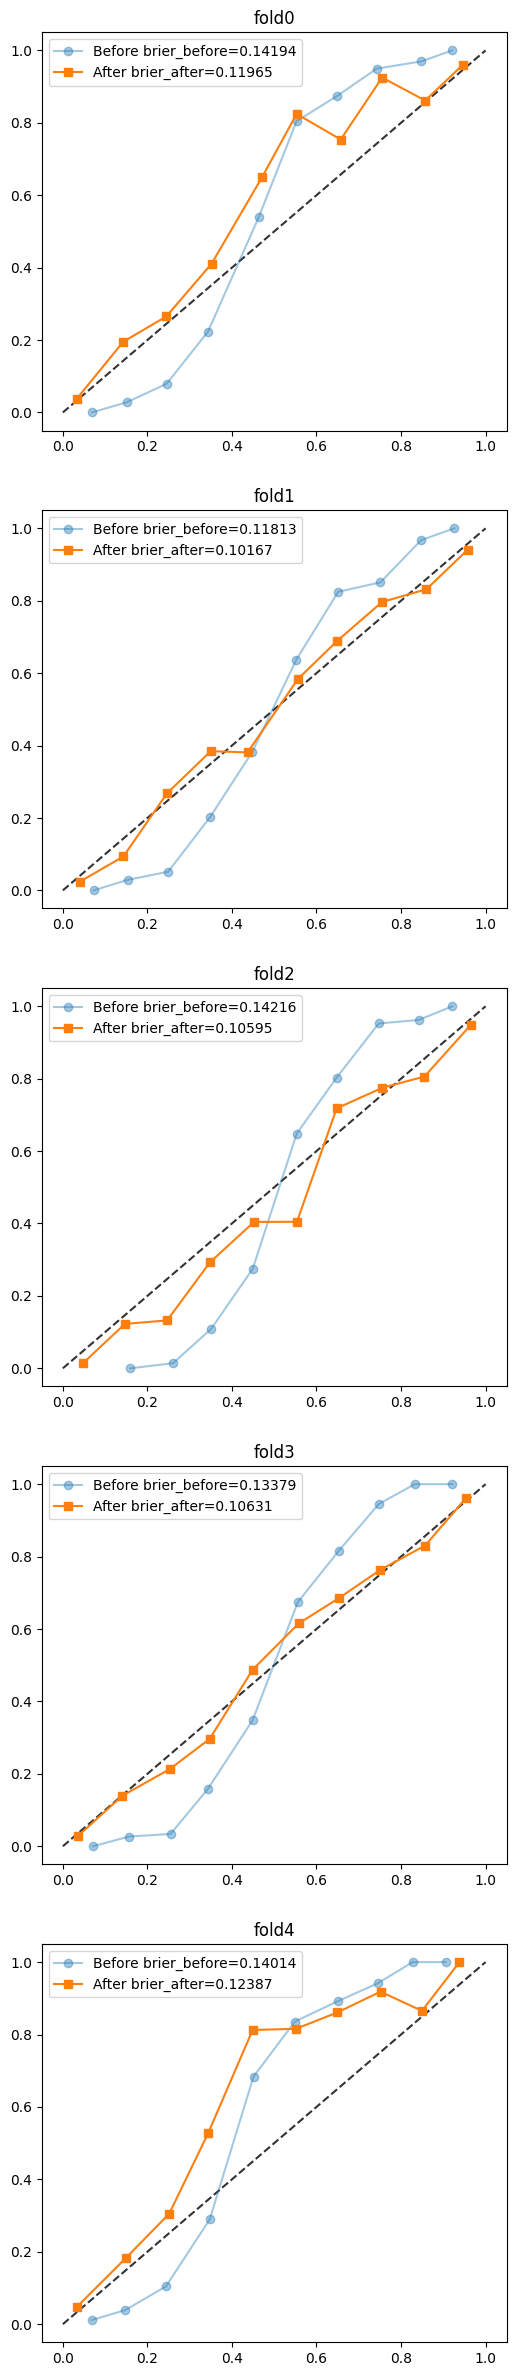
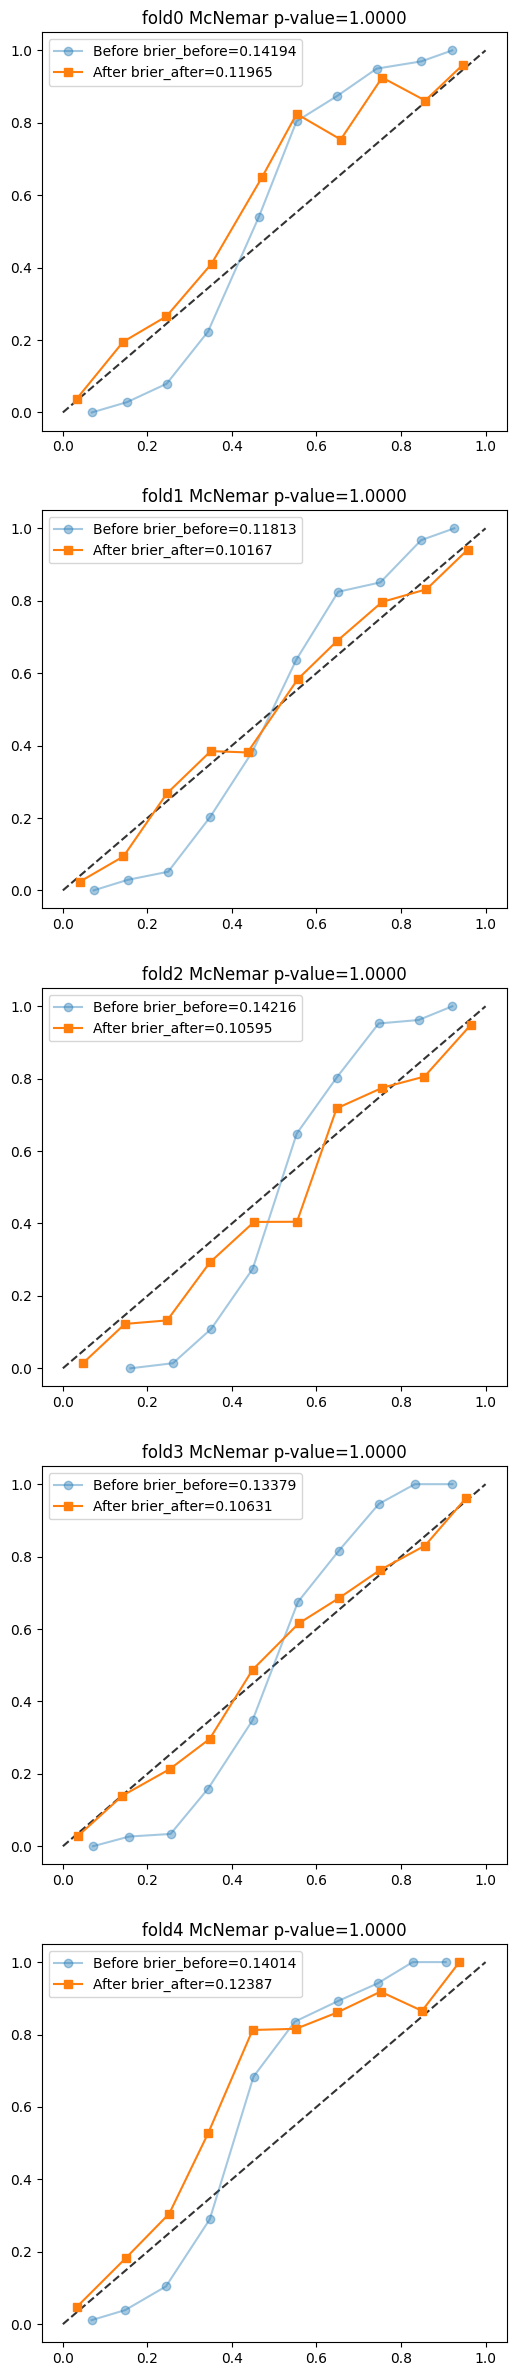
Unified diff of the notebook cell whose output changed from the first chart to the second:
--- before
+++ after
@@ -2,20 +2,38 @@
 for fold, (model, scaler) in enumerate(zip(models, scalers)):
     logits = model(X_test).detach()
-    probs_before = F.softmax(logits, dim=1)[:, 1].numpy()
+    probs_before = F.softmax(logits, dim=1).numpy()
+    probs_of_one_before = probs_before[:, 1]
 
     logits_scaled = scaler(X_test).detach()
-    probs_after = F.softmax(logits_scaled, dim=1)[:, 1].numpy()
+    probs_after = F.softmax(logits_scaled, dim=1).numpy()
+    probs_of_one_after = probs_after[:, 1]
 
     frac_pos_before, mean_pred_before = calibration_curve(
-        y_test, probs_before, n_bins=10
+        y_test, probs_of_one_before, n_bins=10
     )
     frac_pos_after, mean_pred_after = calibration_curve(
-        y_test, probs_after, n_bins=10
+        y_test, probs_of_one_after, n_bins=10
     )
 
-    brier_before = brier_score_loss(y_test, probs_before)
-    brier_after = brier_score_loss(y_test, probs_after)
+    brier_before = brier_score_loss(y_test, probs_of_one_before)
+    brier_after = brier_score_loss(y_test, probs_of_one_after)
 
-    axs[fold].set_title(f"fold{fold}")
+    y_pred_before = np.argmax(probs_before, axis=1)
+    y_pred_after = np.argmax(probs_after, axis=1)
+    correct_before = (y_pred_before == y_test)
+    correct_after = (y_pred_after == y_test)
+
+    a = np.sum(correct_before & correct_after)
+    b = np.sum(correct_before & ~correct_after)
+    c = np.sum(~correct_before & correct_after)
+    d = np.sum(~correct_before & ~correct_after)
+
+    contingency_table = [[a, b],
+                         [c, d]]
+
+    result = mcnemar(contingency_table, exact=True)
+    p_value = result.pvalue
+
+    axs[fold].set_title(f"fold{fold} McNemar p-value={p_value:.4f}")
     axs[fold].plot([0, 1], [0, 1], "k--", alpha=0.8)
     axs[fold].plot(

Commit: NN Lab9: Add McNemar test to compare the models before and after calibration, which is pointless because calibration doesn't change the predicted class, so the outputs are identical